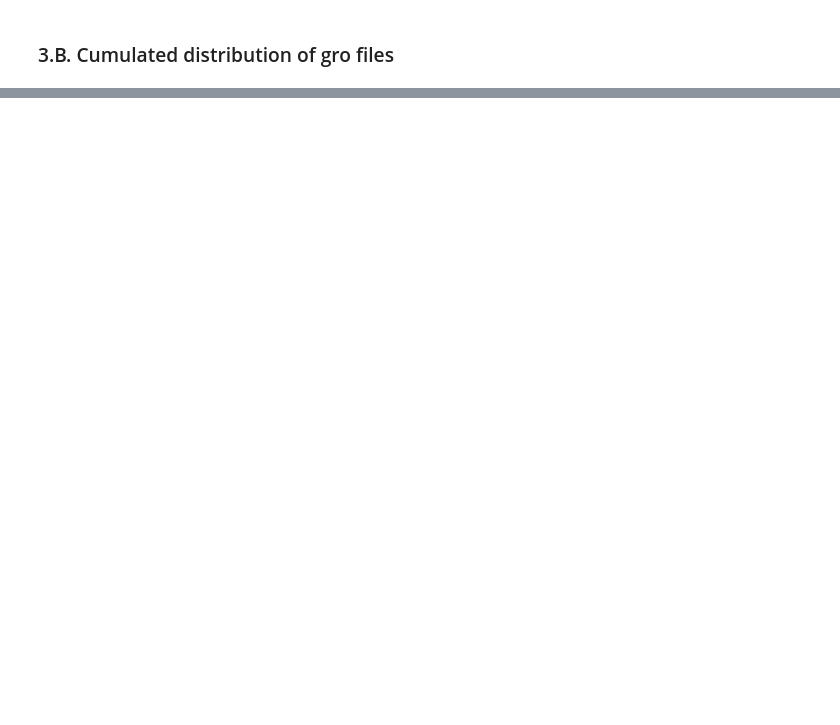
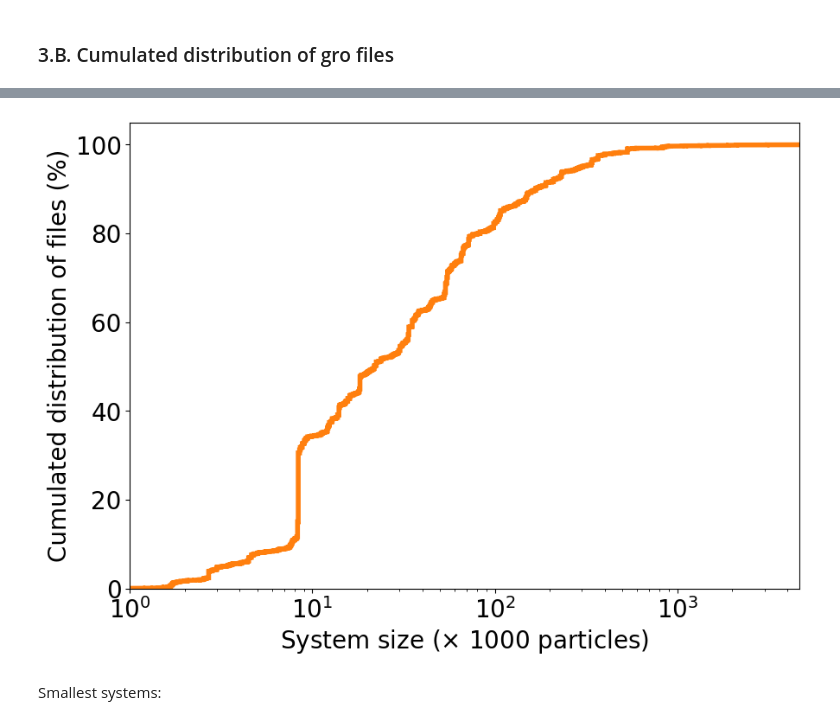
Before and after one commit to MDverse/mdda, a Jupyter notebook: notebooks/paper_figures.ipynb, the cells around one changed output, grey strips where cells are left out. Cells and saved outputs as stored; diff of their text form; code cells hidden in the pictures; blank space fills up the shorter version.

Commit message:
Update figure papers

```diff
--- a/notebooks/paper_figures.ipynb
+++ b/notebooks/paper_figures.ipynb
@@ -253,2 +280,12 @@ plt.savefig("fig/number_of_files_per_filetype_no_MD_engine.svg", bbox_inches="ti
 # %% [markdown]
 ### 3.B. Cumulated distribution of gro files
+# %%
+gro_df = pd.read_csv("../data/gromacs_gro_files_info.tsv", sep="\t")
+gro_df = pd.merge(
+    gro_df,
+    df[["dataset_origin", "dataset_id", "dataset_url"]].drop_duplicates(),
+    on=["dataset_origin", "dataset_id"],
+    how="left"
+)
+print(f"Dataset has {gro_df.shape[0]} gro files")
+gro_df.head()
@@ -254,0 +300,29 @@ plt.savefig("fig/number_of_files_per_filetype_no_MD_engine.svg", bbox_inches="ti
+# %%
+def plot_system_size_distribution(df):
+    """Plot system size distribution"""
+    # Convert system size to k-particules (1000)
+    df["k_particles"] = gro_df["atom_number"] / 1000
+
+    logbins = np.geomspace(df["k_particles"].min()+1, df["k_particles"].max(), 1_000)
+
+    plt.rcParams.update({"font.size": 20})
+    fig, ax = plt.subplots(figsize=(10,7))
+    values, bins, _ = ax.hist(
+        df["k_particles"],
+        bins=logbins,
+        color="tab:orange", linewidth=4,
+        histtype="step", cumulative=True, density=True
+    )
+    ax.set_xlabel(r"System size ($\times$ 1000 particles)")
+    ax.set_ylabel("Cumulated distribution of files (%)")
+    ax.set_yticks(np.arange(0, 1.1, 0.2), [f"{value:.0f}" for value in np.arange(0, 1.1, 0.2)*100])
+    ax.set_xscale("log")
+    ax.set_xlim(1, df["k_particles"].max() - df["k_particles"].max()*0.1)
+    plt.savefig("fig/gromacs_gro_system_size_cumulated_distribution.png", dpi=300, bbox_inches="tight")
+    plt.savefig("fig/gromacs_gro_system_size_cumulated_distribution.svg", bbox_inches="tight")
+
+plot_system_size_distribution(gro_df)
+# %% [output]
+[figure, added]
+# %% [markdown]
+Smallest systems:
```
Also changed, not shown: parts of 33 cells of this notebook, 1 other file.
